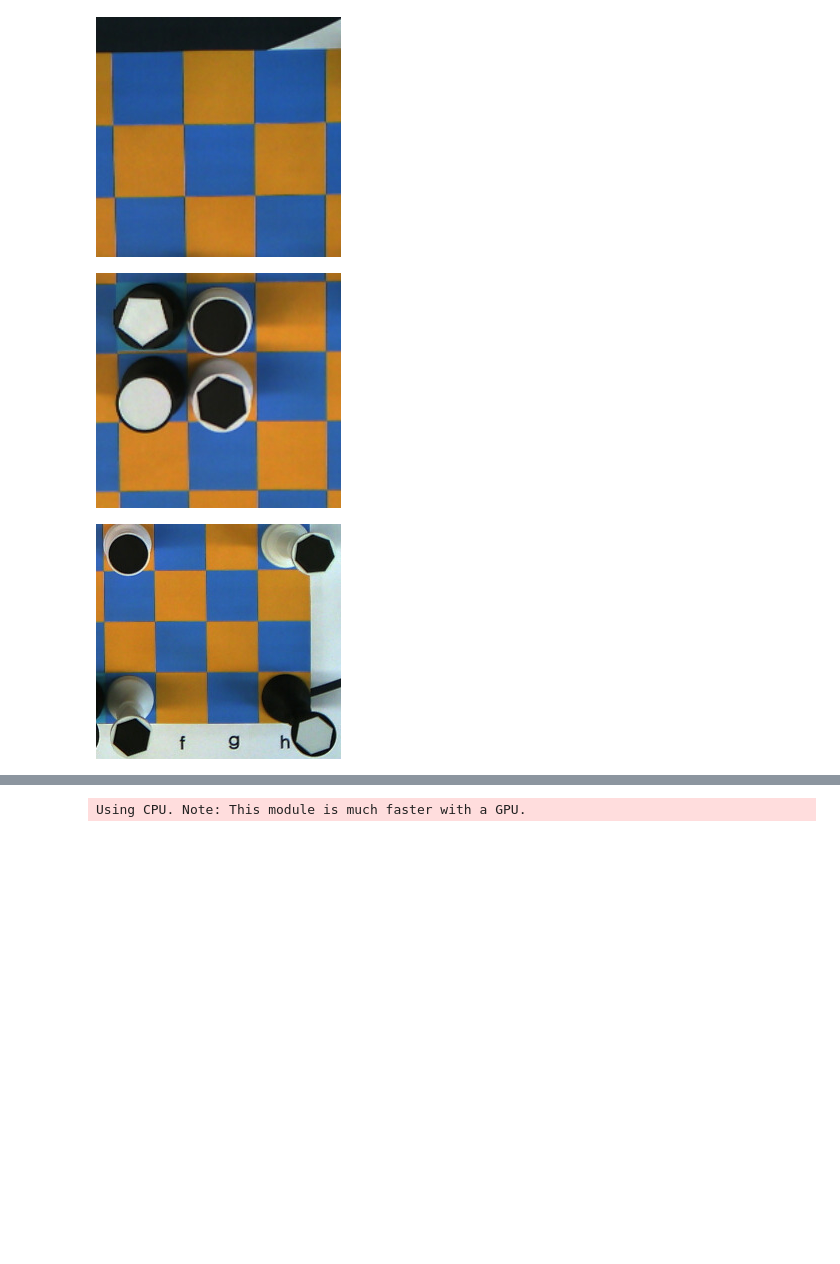
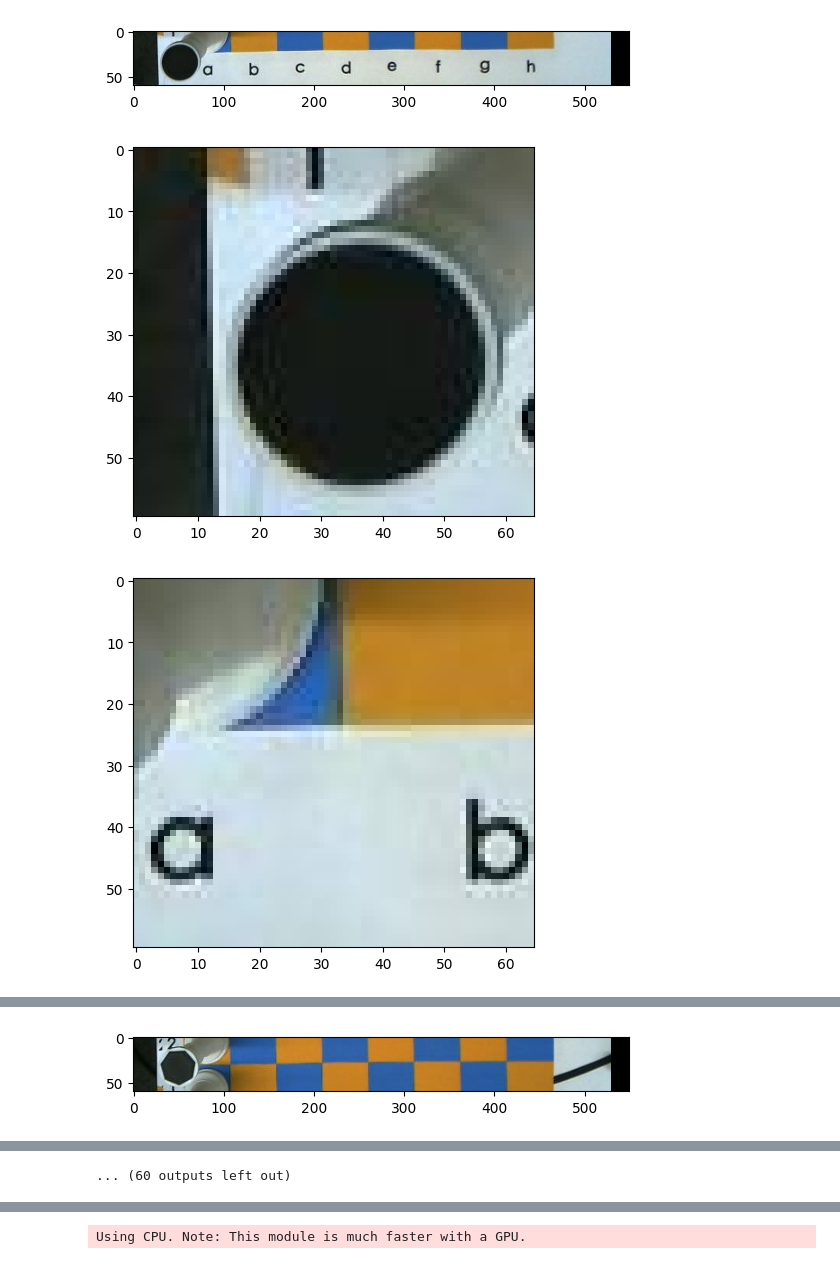
Before and after one commit to SamAdams1/ur3Chess, a Jupyter notebook: computerVision.ipynb, the cells around one changed output, grey strips where cells are left out. Saved outputs shown, nothing was run; the diff lists cells and outputs as text; code cells hidden in the pictures; blank space fills up the shorter version.

```diff
--- a/computerVision.ipynb
+++ b/computerVision.ipynb
@@ -32,27 +28,0 @@ q1
-# %%
-left = 240
-top = 0
-right = 485
-bottom = 240
-q2 = im.crop((left, top, right, bottom))
-q2
-# %% [output]
-[figure, removed]
-# %%
-left = 240
-top = 240
-right = 485
-bottom = 475
-q3 = im.crop((left, top, right, bottom))
-q3
-# %% [output]
-[figure, removed]
-# %%
-left = 240
-top = 240
-right = 485
-bottom = 475
-q4 = im.crop((left, top, right, bottom))
-q4
-# %% [output]
-[figure, removed]
@@ -63,0 +29,44 @@ import matplotlib.pyplot as plt
+# %%
+def cropFiles(image): # letters, the veritcal column
+  left = 15
+  top = 0
+  right = 80
+  bottom = 60
+
+  # nest for loop for ranks(rows) and then files(cols)
+
+  moveVal = 60
+  for i in range(0,8): # for the 8 files
+    square = image.crop((left, top, right, bottom))
+
+    left += moveVal
+    right += moveVal
+
+    plt.imshow(square)
+    plt.show()
+
+# aRank = Image.open(fp="images/1.1.jpg")
+# cropFiles(aRank)
+# %%
+def divideBoardToSquares(image): # the rows, numbers
+  left = 0
+  top = 420
+  right = 550
+  bottom = 480
+
+  moveVal = 58
+  for _ in range(0,8):
+
+    row = image.crop((left, top, right, bottom))
+
+    top -= moveVal
+    bottom -= moveVal
+
+    plt.imshow(row)
+    plt.show()
+
+    cropFiles(row)
+# %% [output]
+[figure, added]
+[figure, added]
+[figure, added]
@@ -63,0 +79 @@ import matplotlib.pyplot as plt
+[figure, added]
@@ -63,0 +82 @@ import matplotlib.pyplot as plt
+... (60 outputs left out)
```
Also changed, not shown: parts of 12 cells of this notebook, 21 other files.
